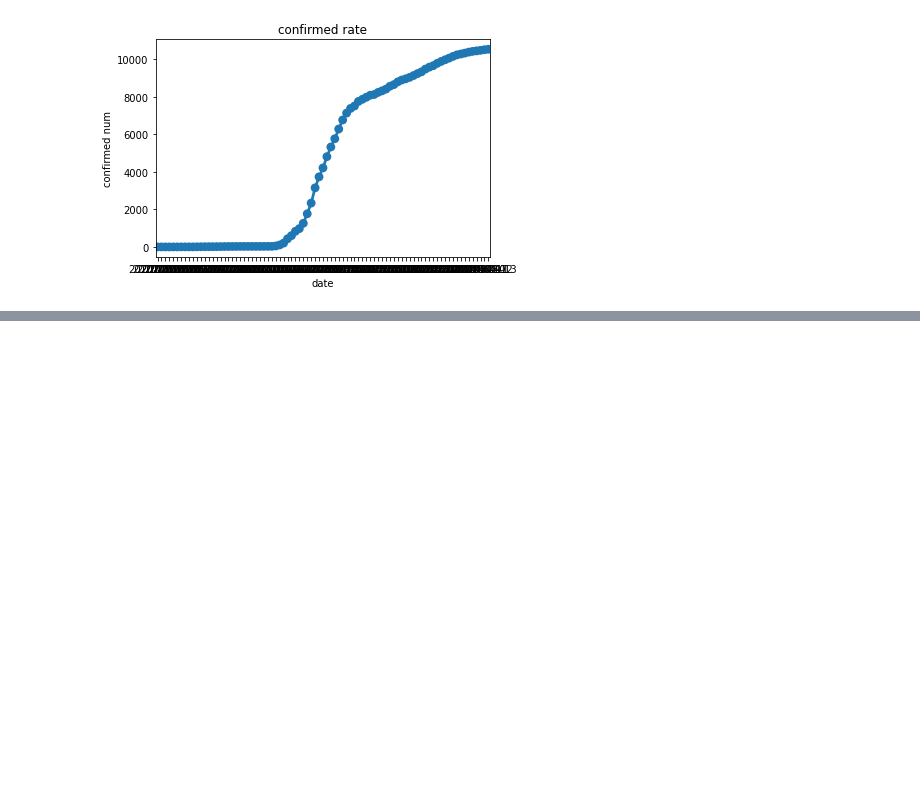
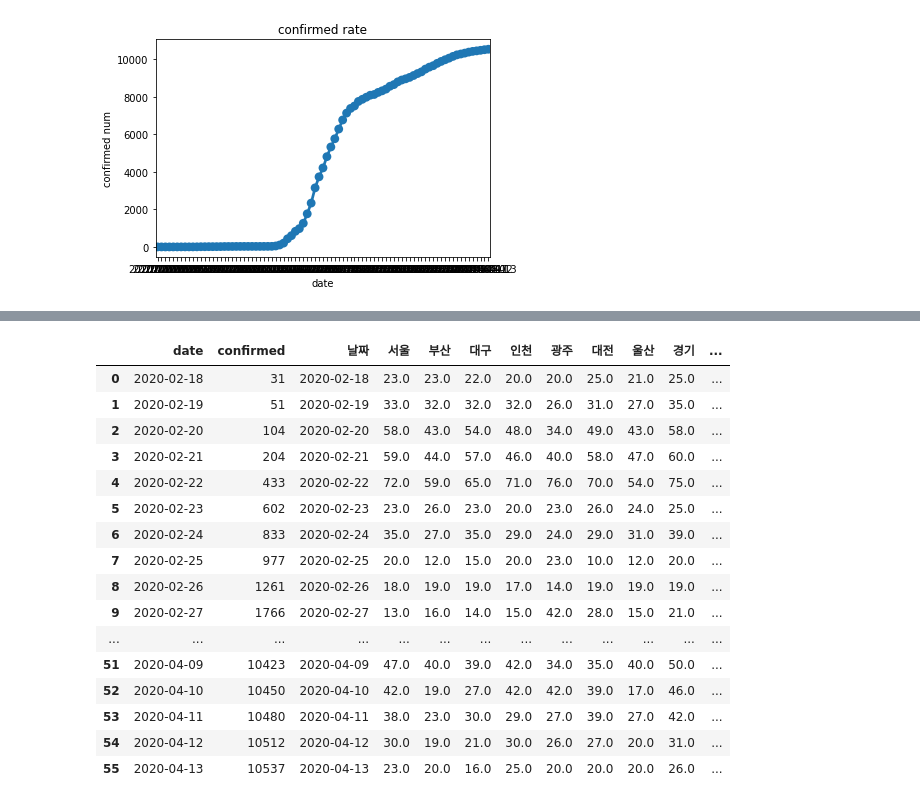
Before and after one commit to 21800040/Kwon_Jihyun, a Jupyter notebook: Deagu_PM.ipynb, the cells around one changed output, grey strips where cells are left out. Saved outputs shown, nothing was run; the diff lists cells and outputs as text; code cells hidden in the pictures; blank space fills up the shorter version.

```diff
--- a/Deagu_PM.ipynb
+++ b/Deagu_PM.ipynb
@@ -151,0 +127,20 @@ fig.show()
+# %%
+pd.merge(patient, df_total, left_on = 'date', right_on = '날짜' ) #단순한 병합
+# %% [output]
+|  | date | confirmed | 날짜 | 서울 | 부산 | 대구 | 인천 | 광주 | 대전 | 울산 | 경기 | ... |
+| 0 | 2020-02-18 | 31 | 2020-02-18 | 23.0 | 23.0 | 22.0 | 20.0 | 20.0 | 25.0 | 21.0 | 25.0 | ... |
+| 1 | 2020-02-19 | 51 | 2020-02-19 | 33.0 | 32.0 | 32.0 | 32.0 | 26.0 | 31.0 | 27.0 | 35.0 | ... |
+| 2 | 2020-02-20 | 104 | 2020-02-20 | 58.0 | 43.0 | 54.0 | 48.0 | 34.0 | 49.0 | 43.0 | 58.0 | ... |
+| 3 | 2020-02-21 | 204 | 2020-02-21 | 59.0 | 44.0 | 57.0 | 46.0 | 40.0 | 58.0 | 47.0 | 60.0 | ... |
+| 4 | 2020-02-22 | 433 | 2020-02-22 | 72.0 | 59.0 | 65.0 | 71.0 | 76.0 | 70.0 | 54.0 | 75.0 | ... |
+| 5 | 2020-02-23 | 602 | 2020-02-23 | 23.0 | 26.0 | 23.0 | 20.0 | 23.0 | 26.0 | 24.0 | 25.0 | ... |
+| 6 | 2020-02-24 | 833 | 2020-02-24 | 35.0 | 27.0 | 35.0 | 29.0 | 24.0 | 29.0 | 31.0 | 39.0 | ... |
+| 7 | 2020-02-25 | 977 | 2020-02-25 | 20.0 | 12.0 | 15.0 | 20.0 | 23.0 | 10.0 | 12.0 | 20.0 | ... |
+| 8 | 2020-02-26 | 1261 | 2020-02-26 | 18.0 | 19.0 | 19.0 | 17.0 | 14.0 | 19.0 | 19.0 | 19.0 | ... |
+| 9 | 2020-02-27 | 1766 | 2020-02-27 | 13.0 | 16.0 | 14.0 | 15.0 | 42.0 | 28.0 | 15.0 | 21.0 | ... |
+| ... | ... | ... | ... | ... | ... | ... | ... | ... | ... | ... | ... | ... |
+| 51 | 2020-04-09 | 10423 | 2020-04-09 | 47.0 | 40.0 | 39.0 | 42.0 | 34.0 | 35.0 | 40.0 | 50.0 | ... |
+| 52 | 2020-04-10 | 10450 | 2020-04-10 | 42.0 | 19.0 | 27.0 | 42.0 | 42.0 | 39.0 | 17.0 | 46.0 | ... |
+| 53 | 2020-04-11 | 10480 | 2020-04-11 | 38.0 | 23.0 | 30.0 | 29.0 | 27.0 | 39.0 | 27.0 | 42.0 | ... |
+| 54 | 2020-04-12 | 10512 | 2020-04-12 | 30.0 | 19.0 | 21.0 | 30.0 | 26.0 | 27.0 | 20.0 | 31.0 | ... |
+| 55 | 2020-04-13 | 10537 | 2020-04-13 | 23.0 | 20.0 | 16.0 | 25.0 | 20.0 | 20.0 | 20.0 | 26.0 | ... |
```
Also changed, not shown: parts of 5 cells of this notebook.
